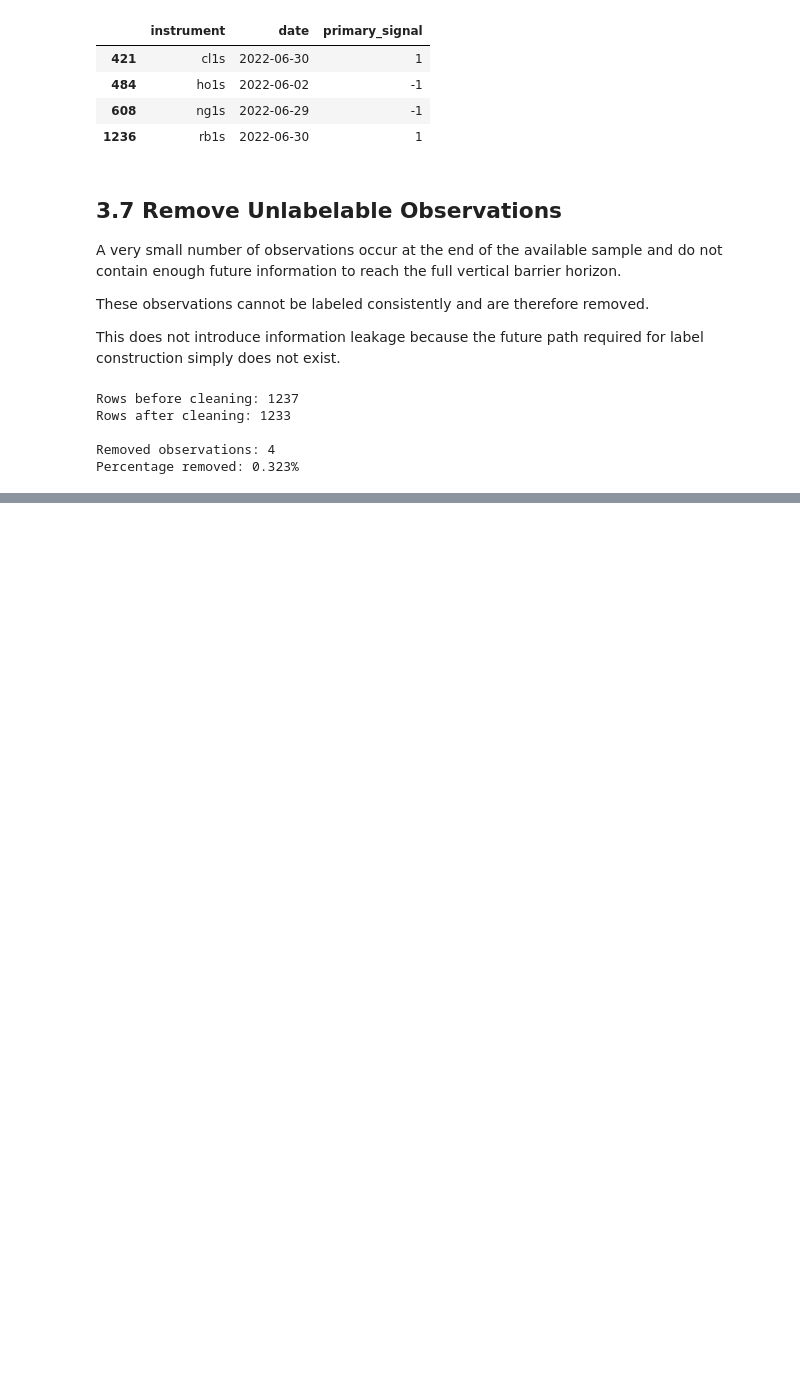
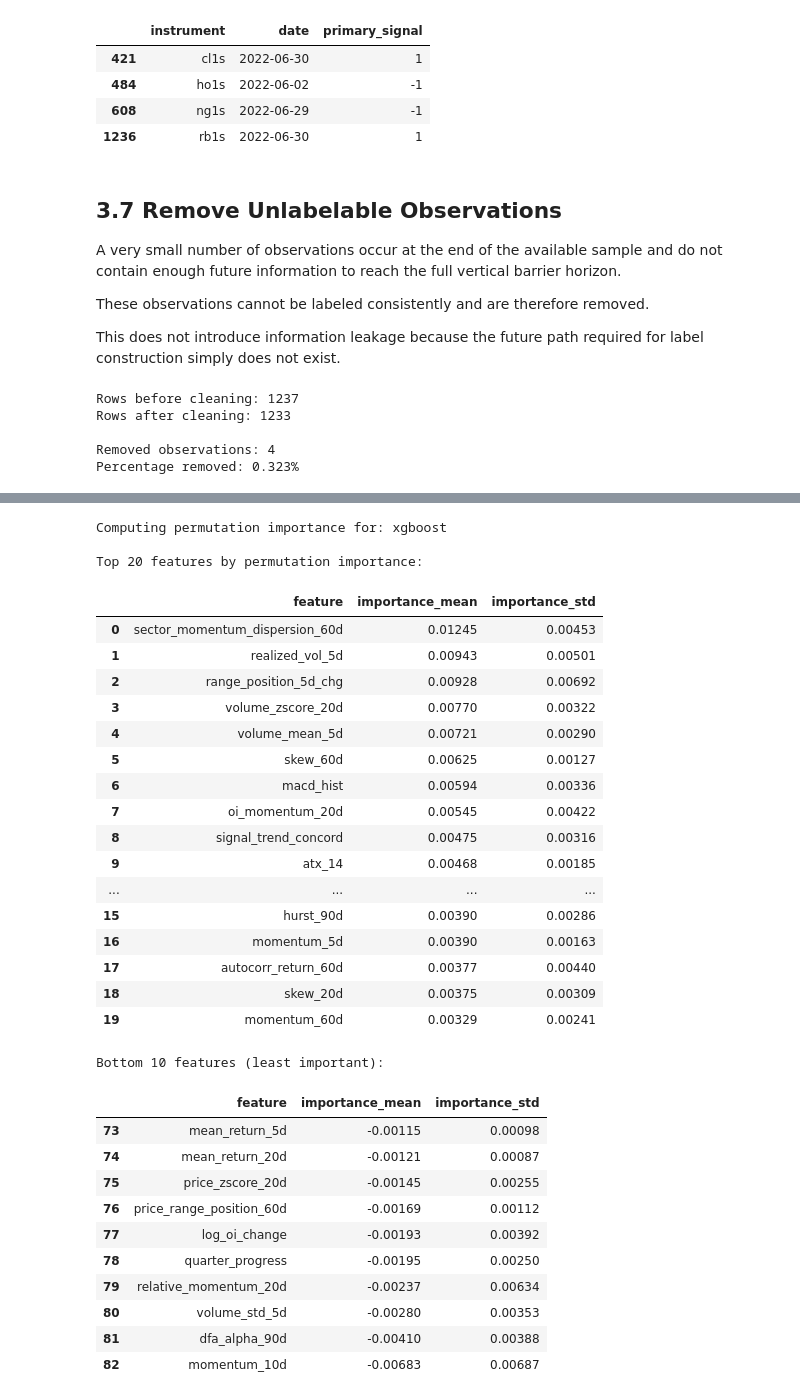
Before and after one commit to garancedvn/Systematic-Trading, a Jupyter notebook: coursework.ipynb, the cells around one changed output, grey strips where cells are left out. Saved outputs shown, nothing was run; the diff lists cells and outputs as text; code cells hidden in the pictures; blank space fills up the shorter version.

```diff
--- a/coursework.ipynb
+++ b/coursework.ipynb
@@ -5114,0 +5501,74 @@ Percentages by instrument:
+# %%
+# ============================================================
+# Phase 4.5 — Permutation Feature Importance
+# ============================================================
+
+from sklearn.inspection import permutation_importance
+
+# Pick the best model by AUC
+best_model_name = max(models_results.keys(), key=lambda k: models_results[k]["auc"])
+best_model = models_results[best_model_name]["model"]
+print(f"Computing permutation importance for: {best_model_name}")
+
+# Use scaled features for ridge/NN, raw for XGBoost
+if best_model_name == "xgboost":
+    X_perm = X_test
+else:
+    X_perm = X_test_scaled
+
+perm = permutation_importance(
+    best_model,
+    X_perm,
+    y_test,
+    n_repeats=10,
+    random_state=42,
+    scoring="roc_auc",
+    n_jobs=-1,
+)
+
+# Per-feature importance ranked
+feat_names = X.columns.tolist()
+perm_df = pd.DataFrame({
+    "feature": feat_names,
+    "importance_mean": perm.importances_mean,
+    "importance_std": perm.importances_std,
+}).sort_values("importance_mean", ascending=False).reset_index(drop=True)
+
+print("\nTop 20 features by permutation importance:")
+display(perm_df.head(20).round(5))
+
+print("\nBottom 10 features (least important):")
+display(perm_df.tail(10).round(5))
+# %% [output]
+Computing permutation importance for: xgboost
+
+Top 20 features by permutation importance:
+|  | feature | importance_mean | importance_std |
+| 0 | sector_momentum_dispersion_60d | 0.01245 | 0.00453 |
+| 1 | realized_vol_5d | 0.00943 | 0.00501 |
+| 2 | range_position_5d_chg | 0.00928 | 0.00692 |
+| 3 | volume_zscore_20d | 0.00770 | 0.00322 |
+| 4 | volume_mean_5d | 0.00721 | 0.00290 |
+| 5 | skew_60d | 0.00625 | 0.00127 |
+| 6 | macd_hist | 0.00594 | 0.00336 |
+| 7 | oi_momentum_20d | 0.00545 | 0.00422 |
+| 8 | signal_trend_concord | 0.00475 | 0.00316 |
+| 9 | atx_14 | 0.00468 | 0.00185 |
+| ... | ... | ... | ... |
+| 15 | hurst_90d | 0.00390 | 0.00286 |
+| 16 | momentum_5d | 0.00390 | 0.00163 |
+| 17 | autocorr_return_60d | 0.00377 | 0.00440 |
+| 18 | skew_20d | 0.00375 | 0.00309 |
+| 19 | momentum_60d | 0.00329 | 0.00241 |
+Bottom 10 features (least important):
+|  | feature | importance_mean | importance_std |
+| 73 | mean_return_5d | -0.00115 | 0.00098 |
+| 74 | mean_return_20d | -0.00121 | 0.00087 |
+| 75 | price_zscore_20d | -0.00145 | 0.00255 |
+| 76 | price_range_position_60d | -0.00169 | 0.00112 |
+| 77 | log_oi_change | -0.00193 | 0.00392 |
+| 78 | quarter_progress | -0.00195 | 0.00250 |
+| 79 | relative_momentum_20d | -0.00237 | 0.00634 |
+| 80 | volume_std_5d | -0.00280 | 0.00353 |
+| 81 | dfa_alpha_90d | -0.00410 | 0.00388 |
+| 82 | momentum_10d | -0.00683 | 0.00687 |
```
Also changed, not shown: parts of 15 cells of this notebook.
